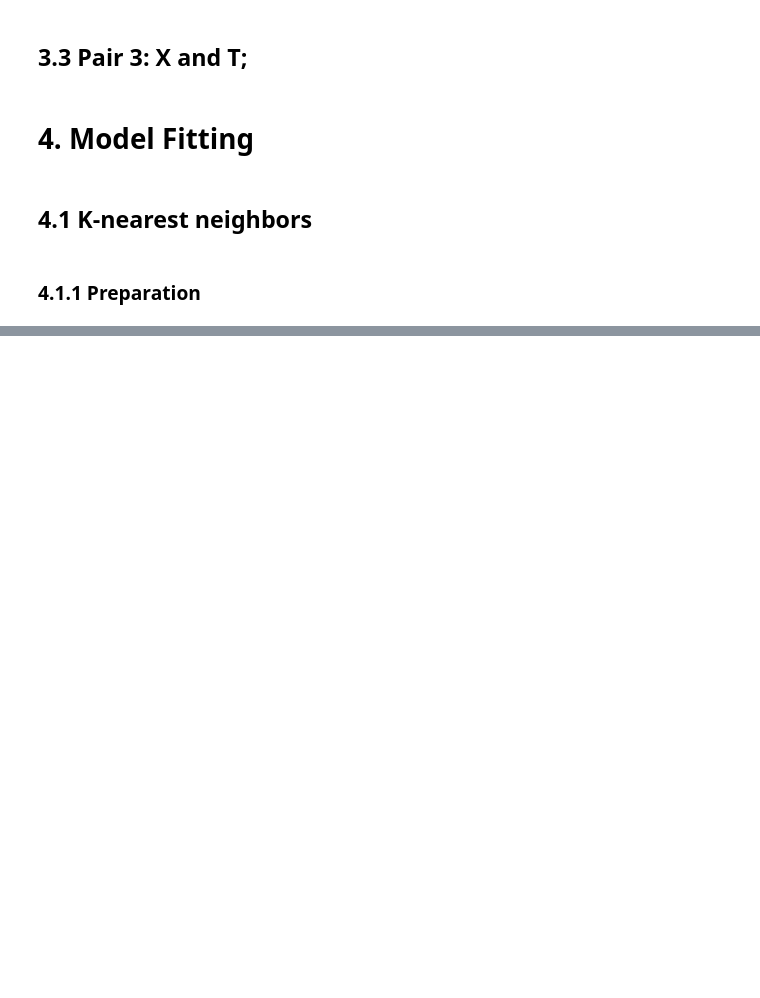
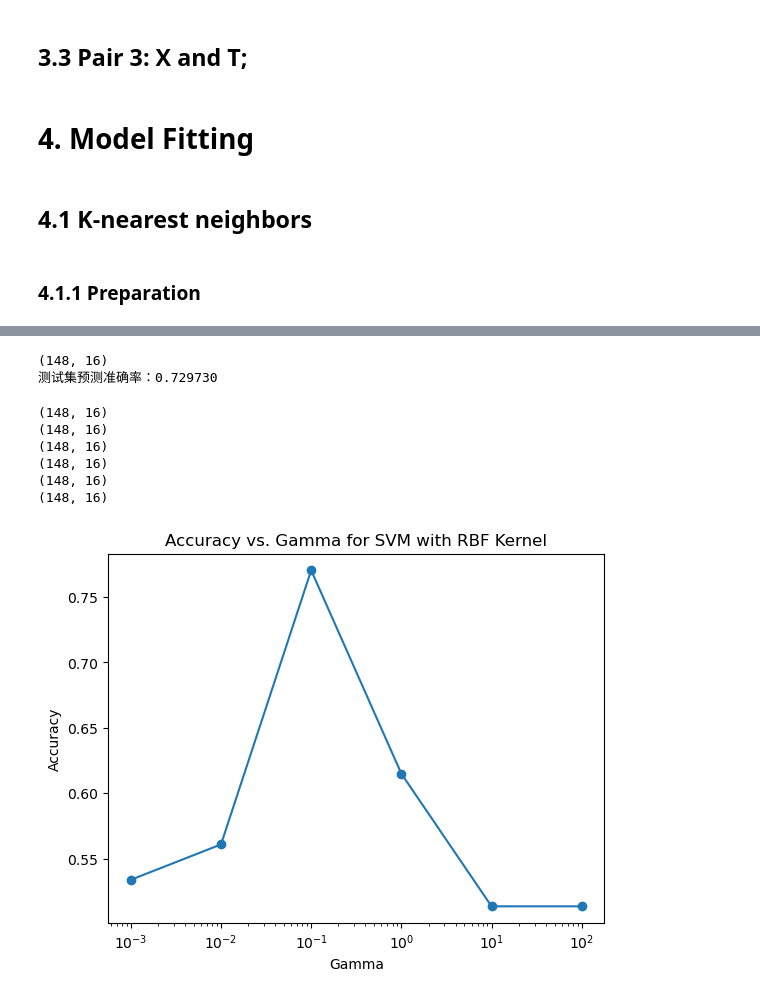
Before and after one commit to TimothiTsui/Programming-Session-2, a Jupyter notebook: LetterRecog.ipynb, the cells around one changed output, grey strips where cells are left out. Saved outputs shown, nothing was run; the diff lists cells and outputs as text; code cells hidden in the pictures; blank space fills up the shorter version.

```diff
--- a/LetterRecog.ipynb
+++ b/LetterRecog.ipynb
@@ -11,8 +11,8 @@ from sklearn.preprocessing import LabelEncoder
 ## Pull data online and rename the columns.
 # %%
 raw_data = pd.read_csv('https://archive.ics.uci.edu/ml/machine-learning-databases/letter-recognition/letter-recognition.data',header=None, sep = ',')
-columns = ['lettr', 'x-box', 'y-box', 'width', 'high', 'onpix', 'x-bar', 'y-bar', 'x2bar', 'y2bar', 'xybar', 'x2ybr', 'xy2br', 'x-ege', 'xegvy', 'y-ege', 'yegvx']
-raw_data.columns = columns
+features = ['lettr', 'x-box', 'y-box', 'width', 'high', 'onpix', 'x-bar', 'y-bar', 'x2bar', 'y2bar', 'xybar', 'x2ybr', 'xy2br', 'x-ege', 'xegvy', 'y-ege', 'yegvx']
+raw_data.columns = features
 # %% [markdown]
 # 3. Find the pairs and make them a new data set.
 ## 3.1 Pair 1: H and K;
@@ -76,10 +76,10 @@ class KNearestNeighbor:
     def predict(self, X_test):
         y_pred = []
 
-        for i in range(1,len(X_test)):
+        for i in range(len(X_test)):
             distances = []
 
-            for j in range(1,len(self.X_train)):
+            for j in range(len(self.X_train)):
                 dist = self.euclidean_distance(X_test.iloc[i, :], self.X_train.iloc[j, :])
 
                 distances.append((j, dist))
@@ -91,7 +91,7 @@ class KNearestNeighbor:
 
         return y_pred
 
-KNN = KNearestNeighbor(k=3)
+KNN = KNearestNeighbor(k=8)
 KNN.train(HK_X_train.reset_index(drop=True), HK_y_train.reset_index(drop=True))
 HK_y_pred = KNN.predict(HK_X_test)
 acc = np.mean(HK_y_pred == HK_y_test)
@@ -111,0 +227,40 @@ print('测试集预测准确率：%f' % acc)
+# %%
+svm = SVM(kernel='rbf', gamma=0.5)
+svm.fit(HK_X_train.reset_index(drop=True), HK_y_train.reset_index(drop=True))
+HK_X_test=HK_X_test.reset_index(drop=True)
+HK_y_pred = svm.predict(HK_X_test)
+
+HK_y_pred = np.where(HK_y_pred == -1, 0, HK_y_pred)
+
+acc = np.mean(HK_y_pred == (HK_y_test.reset_index(drop=True)))
+print('测试集预测准确率：%f' % acc)
+# %% [output]
+(148, 16)
+测试集预测准确率：0.729730
+# %%
+import matplotlib.pyplot as plt
+
+gammas = [0.001, 0.01, 0.1, 1, 10, 100]
+accs = []
+for g in gammas:
+    svm = SVM(kernel='rbf', gamma=g)
+    svm.fit(HK_X_train.reset_index(drop=True), HK_y_train.reset_index(drop=True))
+    HK_y_pred = svm.predict(HK_X_test.reset_index(drop=True))
+    HK_y_pred = np.where(HK_y_pred == -1, 0, HK_y_pred)
+    acc = np.mean(HK_y_pred == (HK_y_test.reset_index(drop=True)))
+    accs.append(acc)
+
+plt.plot(gammas, accs, '-o')
+plt.xscale('log')
+plt.xlabel('Gamma')
+plt.ylabel('Accuracy')
+plt.title('Accuracy vs. Gamma for SVM with RBF Kernel')
+plt.show()
+# %% [output]
+(148, 16)
+(148, 16)
+(148, 16)
+(148, 16)
+(148, 16)
+(148, 16)
+[figure, added]
```
Also changed, not shown: parts of 6 cells of this notebook.
